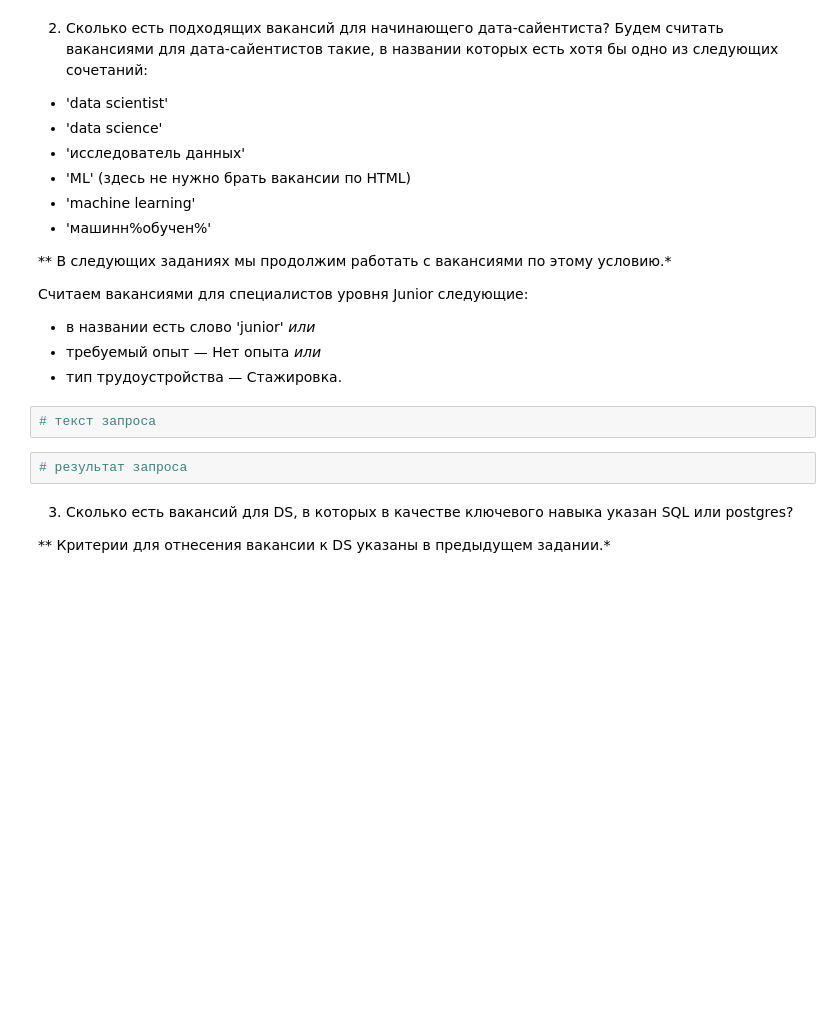
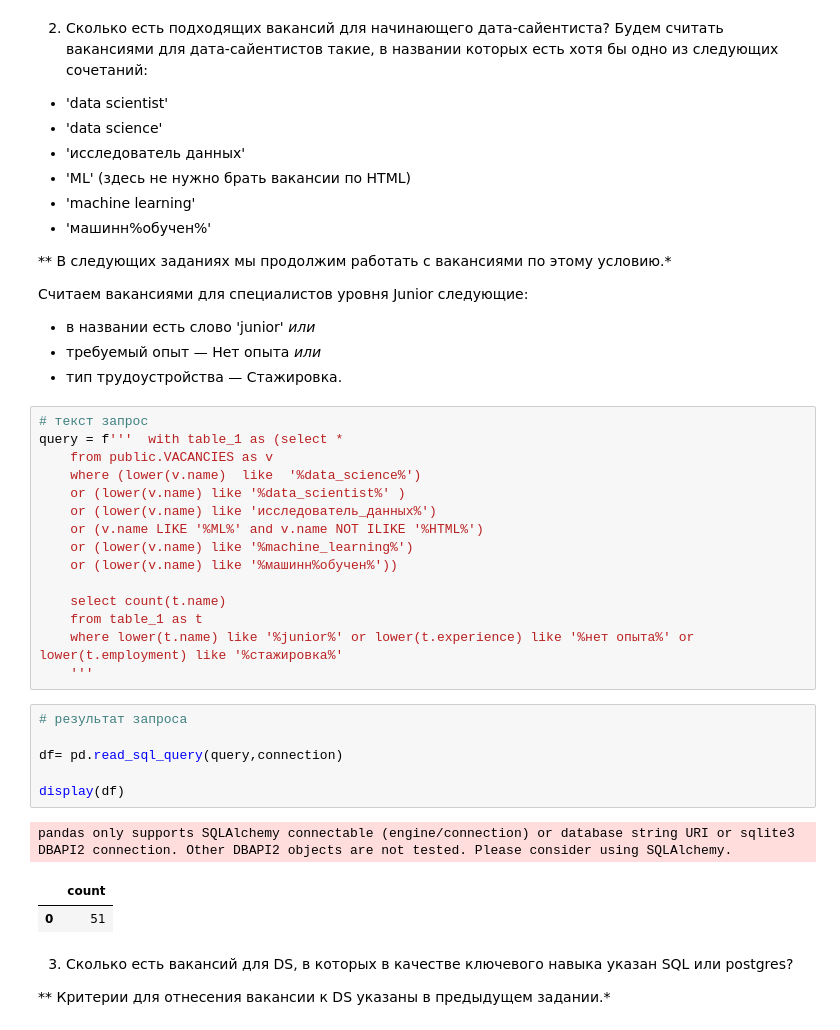
Before and after one commit to Alex1990opac/project_2, a Jupyter notebook: Project_2_Ноутбук_шаблон.ipynb, the cells around one changed output. Cells and saved outputs as stored; diff of their text form; blank space fills up the shorter version.

```diff
--- a/Project_2_Ноутбук_шаблон.ipynb
+++ b/Project_2_Ноутбук_шаблон.ipynb
@@ -506,9 +516,30 @@ pandas only supports SQLAlchemy connectable (engine/connection) or database stri
 * требуемый опыт — Нет опыта *или*
 * тип трудоустройства — Стажировка.
 # %%
-# текст запроса
+# текст запрос
+query = f'''  with table_1 as (select *
+    from public.VACANCIES as v
+    where (lower(v.name)  like  '%data_science%')
+    or (lower(v.name) like '%data_scientist%' )
+    or (lower(v.name) like 'исследователь_данных%')
+    or (v.name LIKE '%ML%' and v.name NOT ILIKE '%HTML%')
+    or (lower(v.name) like '%machine_learning%')
+    or (lower(v.name) like '%машинн%обучен%'))
+
+    select count(t.name)
+    from table_1 as t
+    where lower(t.name) like '%junior%' or lower(t.experience) like '%нет опыта%' or  lower(t.employment) like '%стажировка%'
+    '''
 # %%
 # результат запроса
+
+df= pd.read_sql_query(query,connection)
+
+display(df)
+# %% [output]
+pandas only supports SQLAlchemy connectable (engine/connection) or database string URI or sqlite3 DBAPI2 connection. Other DBAPI2 objects are not tested. Please consider using SQLAlchemy.
+|  | count |
+| 0 | 51 |
 # %% [markdown]
 3. Сколько есть вакансий для DS, в которых в качестве ключевого навыка указан SQL или postgres?
 
```
Also changed, not shown: parts of 9 cells of this notebook, 2 other files.
